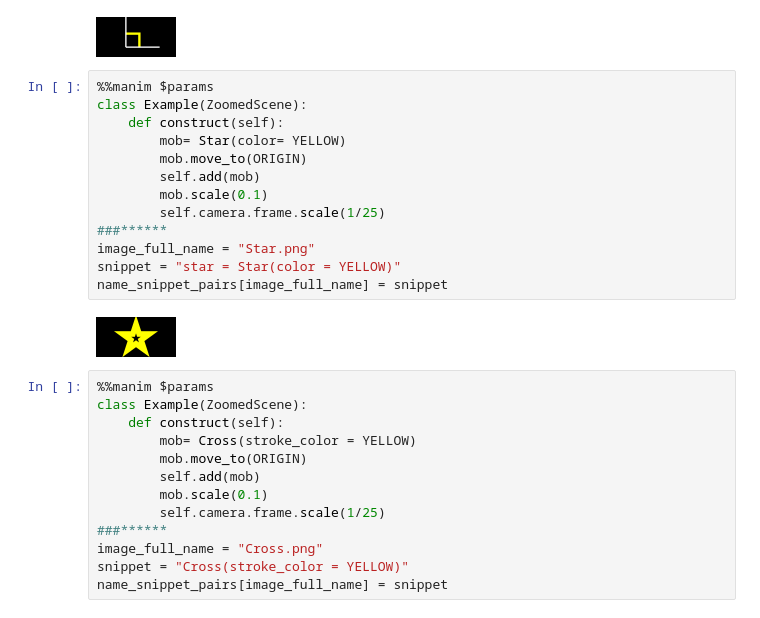
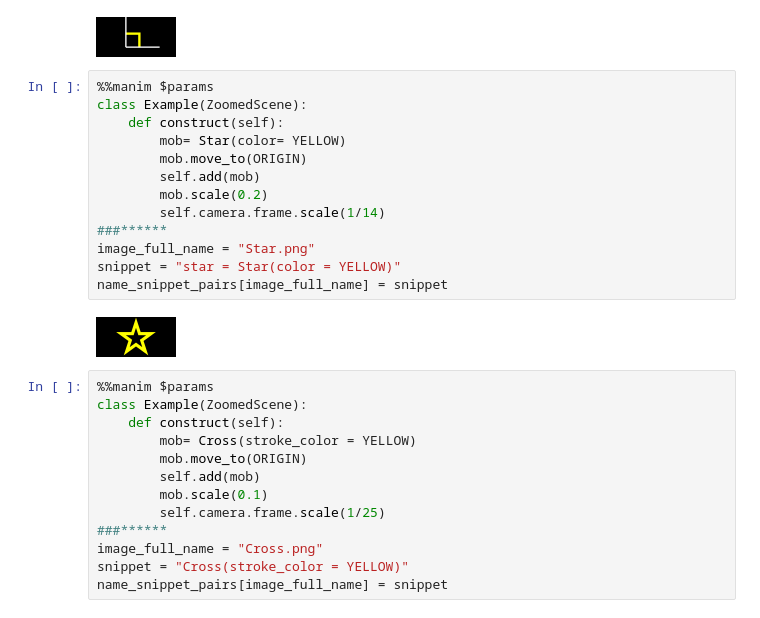
Before and after one commit to kolibril13/mobject-gallery, a Jupyter notebook: Mobjects_Basics.ipynb, the cells around one changed output. Saved outputs shown, nothing was run; the diff lists cells and outputs as text.

```diff
--- a/Mobjects_Basics.ipynb
+++ b/Mobjects_Basics.ipynb
@@ -162,18 +161,18 @@ name_snippet_pairs[image_full_name] = snippet
 # %%
 %%manim $params
 class Example(ZoomedScene):
     def construct(self):
         mob= Star(color= YELLOW)
         mob.move_to(ORIGIN)
         self.add(mob)
-        mob.scale(0.1)
-        self.camera.frame.scale(1/25)
+        mob.scale(0.2)
+        self.camera.frame.scale(1/14)
 ###******
 image_full_name = "Star.png"
 snippet = "star = Star(color = YELLOW)"
 name_snippet_pairs[image_full_name] = snippet
 # %% [output]
-[figure, old version]
+[figure, new version]
 # %%
 %%manim $params
 class Example(ZoomedScene):
```
Also changed, not shown: parts of 6 cells of this notebook, 20 other files.
